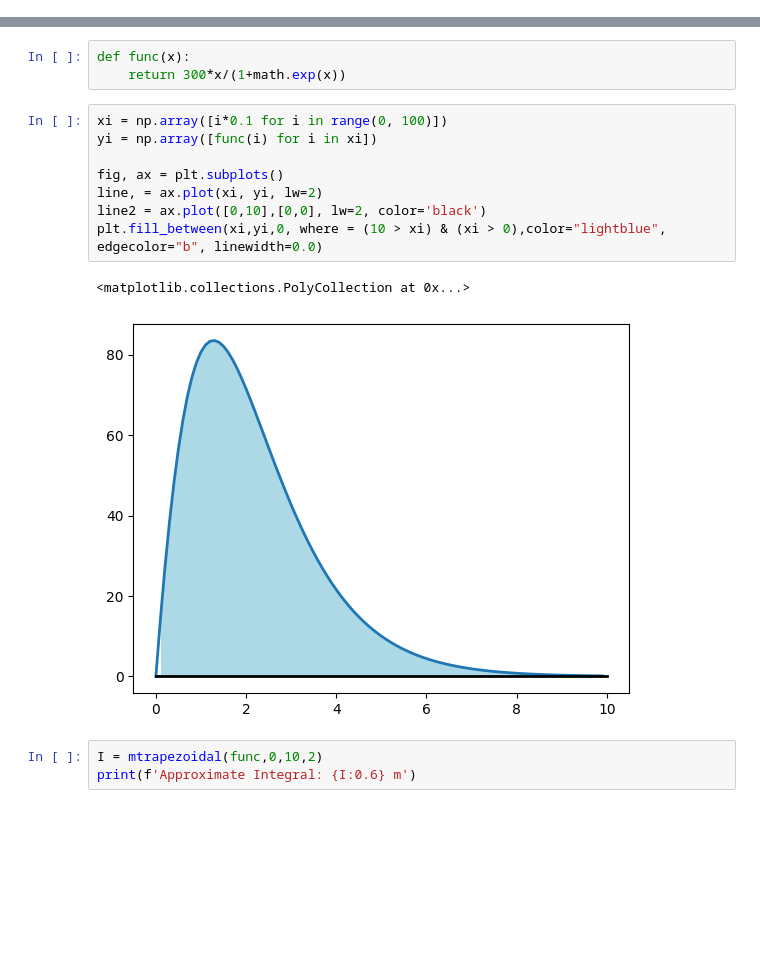
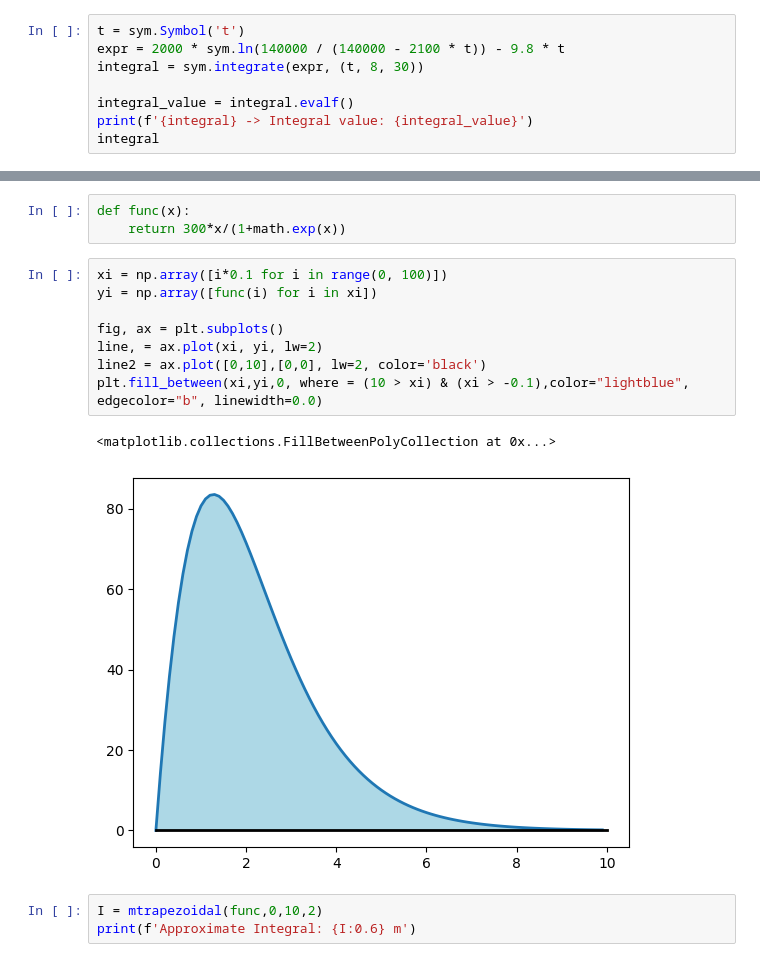
Before and after one commit to drmksong/numana_nb_2025, a Jupyter notebook: lect_08_integ.ipynb, the cells around one changed output, grey strips where cells are left out. Drawn from its saved outputs; the diff is of its cells as text; blank space fills up the shorter version.

```diff
--- a/lect_08_integ.ipynb
+++ b/lect_08_integ.ipynb
@@ -44,3 +44,11 @@ Latex(""" \\begin{equation*} \\huge
 \begin{equation*} \huge
       x(t) = \int_8^{30}( 2000\ln[{140000\over 140000-2100t}]-9.8t)dt
       \end{equation*}
+# %%
+t = sym.Symbol('t')
+expr = 2000 * sym.ln(140000 / (140000 - 2100 * t)) - 9.8 * t
+integral = sym.integrate(expr, (t, 8, 30))
+
+integral_value = integral.evalf()
+print(f'{integral} -> Integral value: {integral_value}')
+integral
@@ -218,14 +263,14 @@ def func(x):
 # %%
 xi = np.array([i*0.1 for i in range(0, 100)])
 yi = np.array([func(i) for i in xi])
 
 fig, ax = plt.subplots()
 line, = ax.plot(xi, yi, lw=2)
 line2 = ax.plot([0,10],[0,0], lw=2, color='black')
-plt.fill_between(xi,yi,0, where = (10 > xi) & (xi > 0),color="lightblue",  edgecolor="b", linewidth=0.0)
+plt.fill_between(xi,yi,0, where = (10 > xi) & (xi > -0.1),color="lightblue",  edgecolor="b", linewidth=0.0)
 # %% [output]
-<matplotlib.collections.PolyCollection at 0x...>
+<matplotlib.collections.FillBetweenPolyCollection at 0x...>
-[figure, old version]
+[figure, new version]
 # %%
 I = mtrapezoidal(func,0,10,2)
 print(f'Approximate Integral: {I:0.6} m')
```
Also changed, not shown: parts of 6 cells of this notebook.
